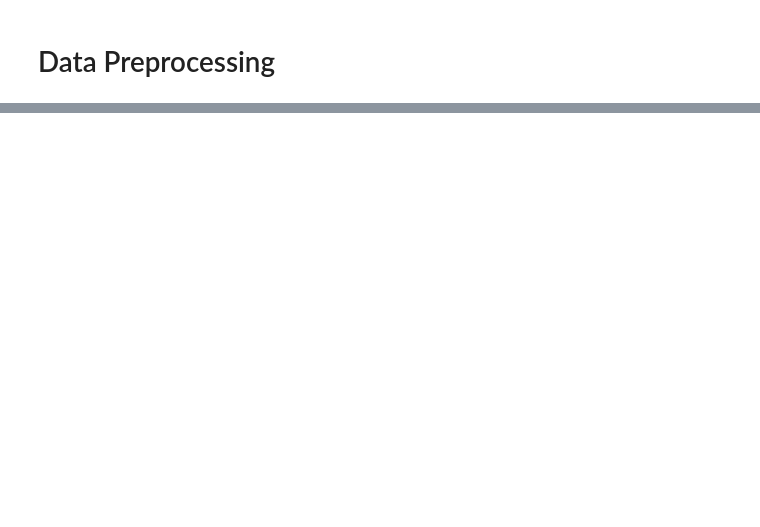
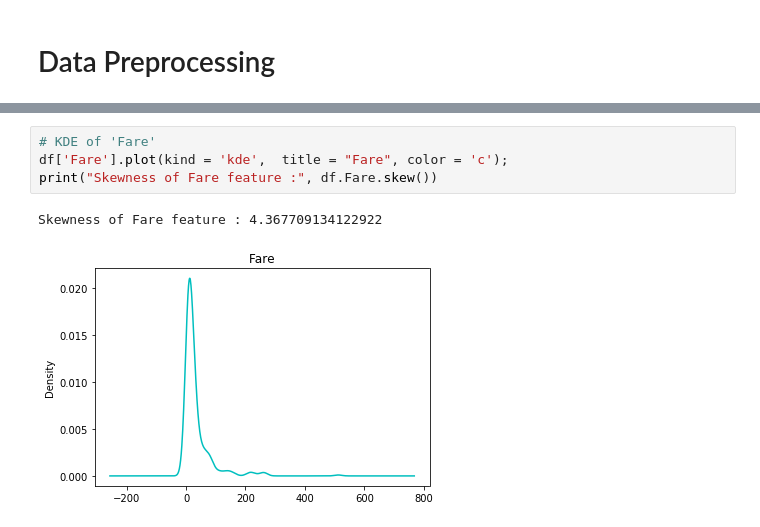
Before and after one commit to AnirudhAchal/Titanic-Disaster, a Jupyter notebook: Notebooks/Titanic Disaster.ipynb, the cells around one changed output, grey strips where cells are left out. Drawn from its saved outputs; the diff is of its cells as text; blank space fills up the shorter version.

```diff
--- a/Notebooks/Titanic Disaster.ipynb
+++ b/Notebooks/Titanic Disaster.ipynb
@@ -121,0 +193,7 @@ memory usage: 122.7+ KB
+# %%
+# KDE of 'Fare'
+df['Fare'].plot(kind = 'kde',  title = "Fare", color = 'c');
+print("Skewness of Fare feature :", df.Fare.skew())
+# %% [output]
+Skewness of Fare feature : 4.367709134122922
+[figure, added]
```
Also changed, not shown: parts of 24 cells of this notebook.
